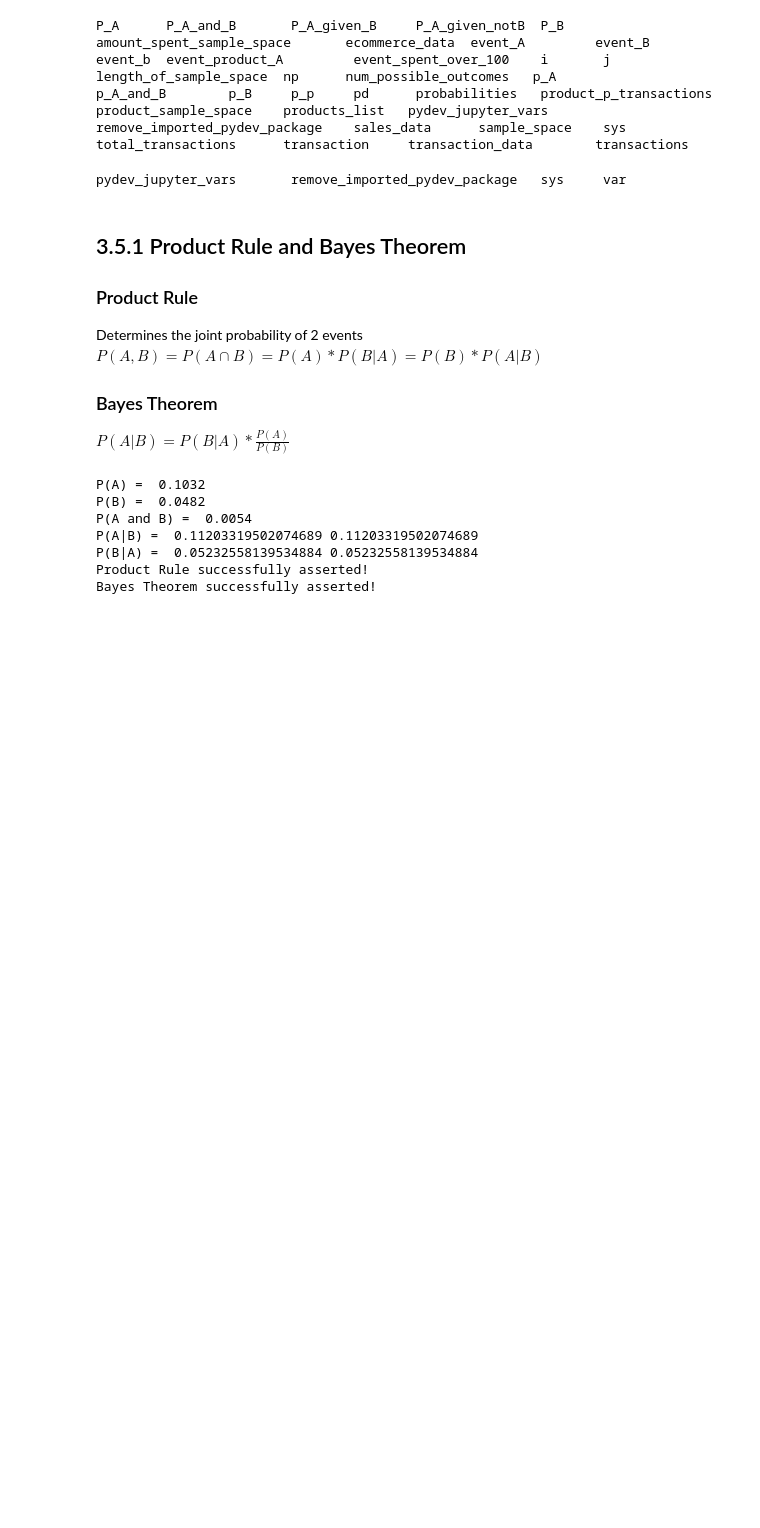
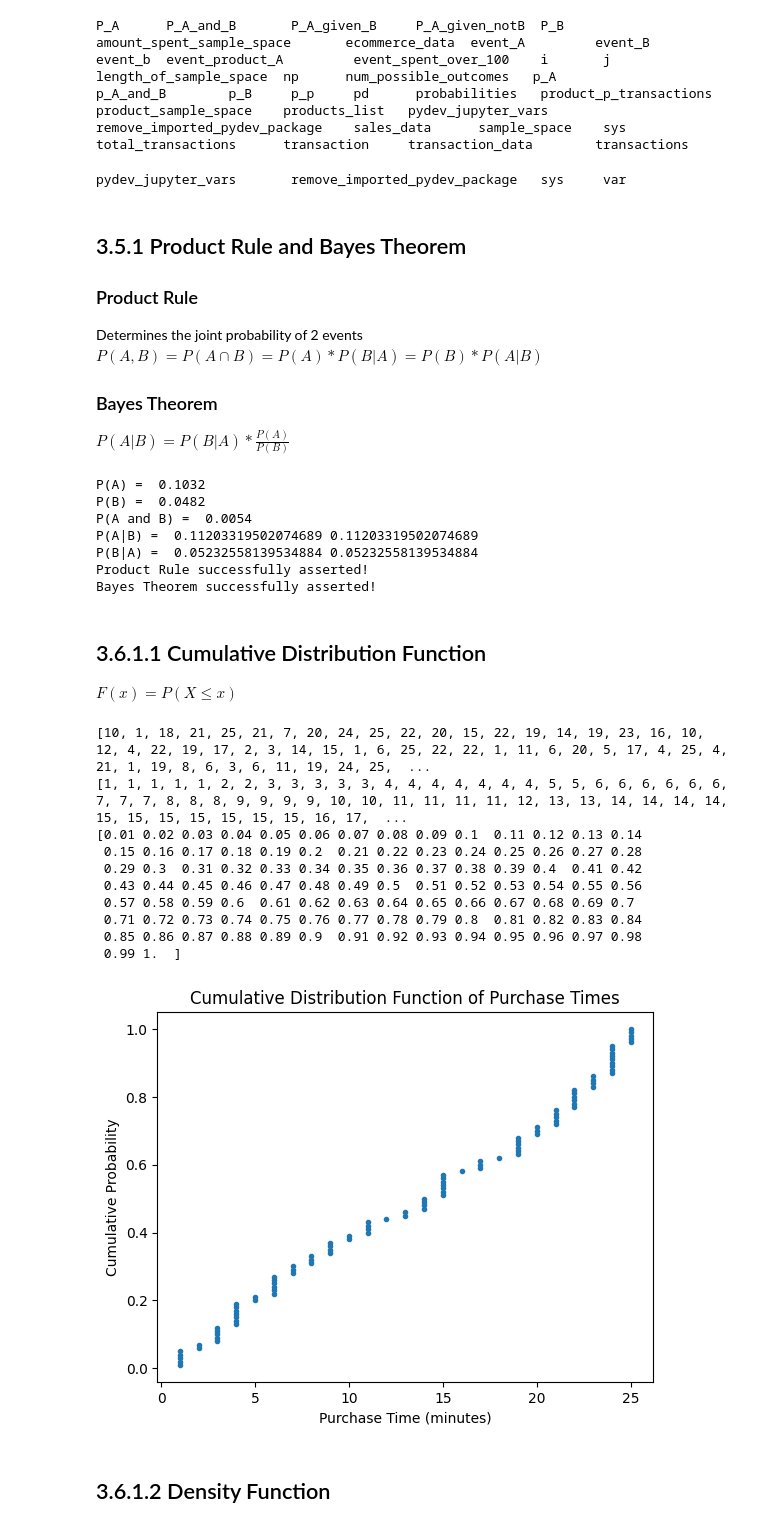
Before and after one commit to JFelixSB/Masters_Big_Data_Data_Analytics, a Jupyter notebook: module3.ipynb, the cells around one changed output. Cells and saved outputs as stored; diff of their text form; code cells hidden in the pictures; blank space fills up the shorter version.

```diff
--- a/module3.ipynb
+++ b/module3.ipynb
@@ -365,3 +365,6 @@ P(A|B) =  0.11203319502074689 0.11203319502074689
 P(B|A) =  0.05232558139534884 0.05232558139534884
 Product Rule successfully asserted!
 Bayes Theorem successfully asserted!
+# %% [markdown]
+## 3.6.1.1 Cumulative Distribution Function
+$F(x) = P(X ≤ x)$
@@ -367,0 +374,34 @@ Bayes Theorem successfully asserted!
+# %%
+purchase_times = [random.randint(1,25) for _ in range(100)]
+print(purchase_times)
+
+purchase_times.sort()
+print(purchase_times)
+
+# Create list of cumulative properties from 1/N to 1
+probabilities = np.arange(1, len(purchase_times)+1) /len(purchase_times)
+print(probabilities)
+
+# Create graph
+plt.plot(purchase_times, probabilities, marker='.' ,linestyle='none')
+
+# Set up tags and title
+plt.title('Cumulative Distribution Function of Purchase Times')
+plt.xlabel('Purchase Time (minutes)')
+plt.ylabel('Cumulative Probability')
+
+plt.show()
+# %% [output]
+[10, 1, 18, 21, 25, 21, 7, 20, 24, 25, 22, 20, 15, 22, 19, 14, 19, 23, 16, 10, 12, 4, 22, 19, 17, 2, 3, 14, 15, 1, 6, 25, 22, 22, 1, 11, 6, 20, 5, 17, 4, 25, 4, 21, 1, 19, 8, 6, 3, 6, 11, 19, 24, 25,  ...
+[1, 1, 1, 1, 1, 2, 2, 3, 3, 3, 3, 3, 4, 4, 4, 4, 4, 4, 4, 5, 5, 6, 6, 6, 6, 6, 6, 7, 7, 7, 8, 8, 8, 9, 9, 9, 9, 10, 10, 11, 11, 11, 11, 12, 13, 13, 14, 14, 14, 14, 15, 15, 15, 15, 15, 15, 15, 16, 17,  ...
+[0.01 0.02 0.03 0.04 0.05 0.06 0.07 0.08 0.09 0.1  0.11 0.12 0.13 0.14
+ 0.15 0.16 0.17 0.18 0.19 0.2  0.21 0.22 0.23 0.24 0.25 0.26 0.27 0.28
+ 0.29 0.3  0.31 0.32 0.33 0.34 0.35 0.36 0.37 0.38 0.39 0.4  0.41 0.42
+ 0.43 0.44 0.45 0.46 0.47 0.48 0.49 0.5  0.51 0.52 0.53 0.54 0.55 0.56
+ 0.57 0.58 0.59 0.6  0.61 0.62 0.63 0.64 0.65 0.66 0.67 0.68 0.69 0.7
+ 0.71 0.72 0.73 0.74 0.75 0.76 0.77 0.78 0.79 0.8  0.81 0.82 0.83 0.84
+ 0.85 0.86 0.87 0.88 0.89 0.9  0.91 0.92 0.93 0.94 0.95 0.96 0.97 0.98
+ 0.99 1.  ]
+[figure, added]
+# %% [markdown]
+## 3.6.1.2 Density Function
```
Also changed, not shown: parts of 4 cells of this notebook.
